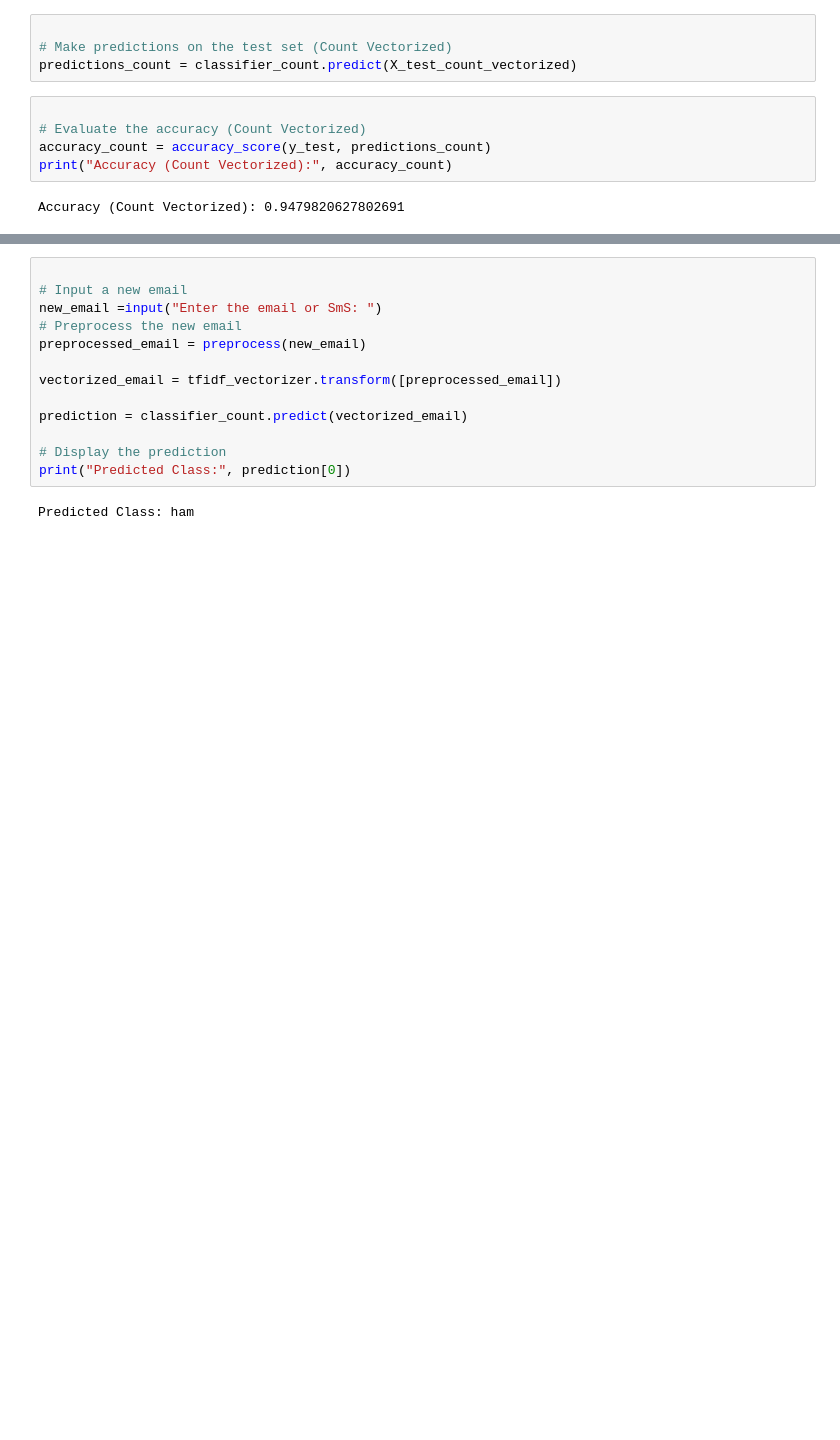
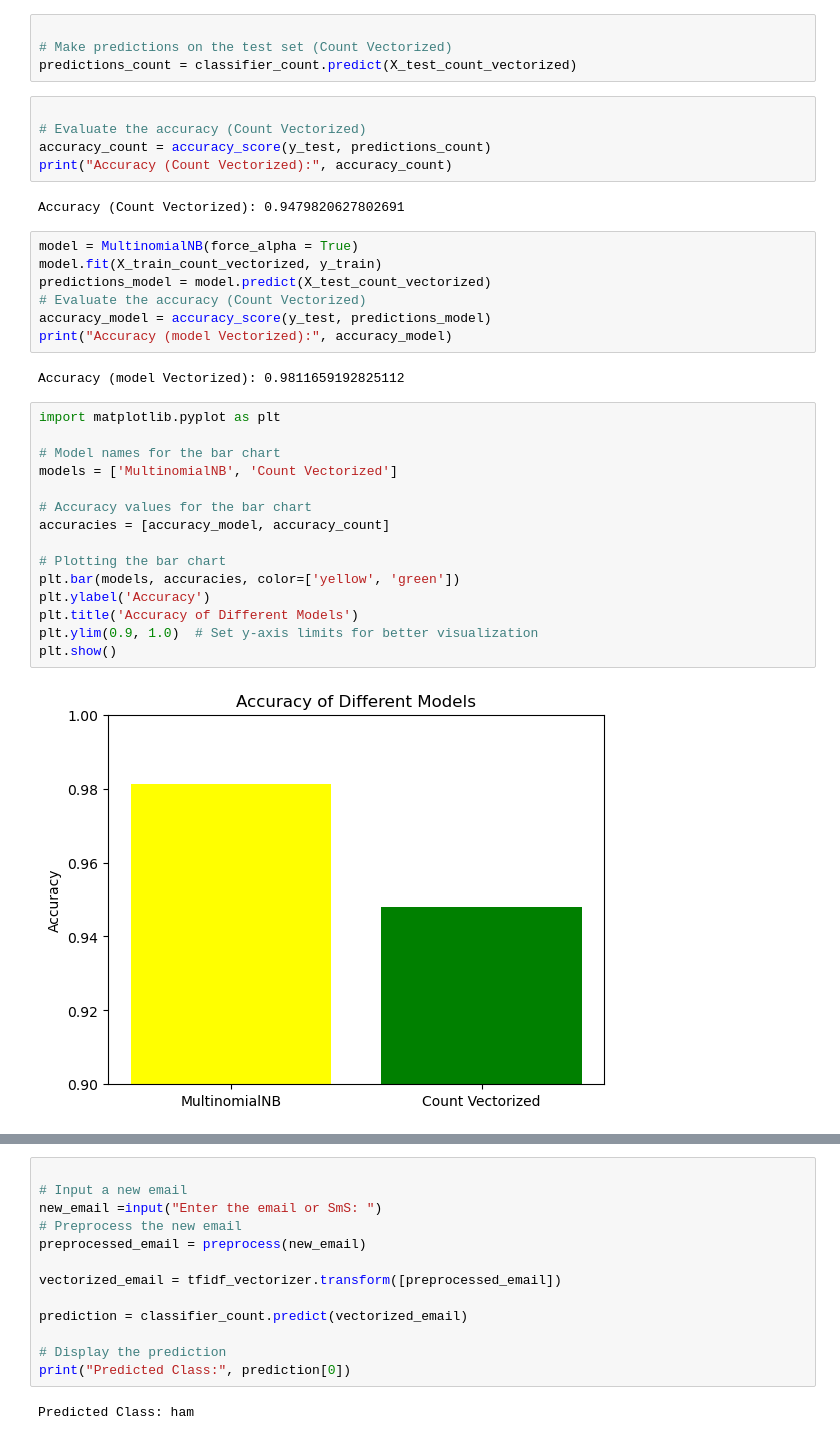
Before and after one commit to data-IA-2023/ham-spam-GR1, a Jupyter notebook: spam2.ipynb, the cells around one changed output, grey strips where cells are left out. Drawn from its saved outputs; the diff is of its cells as text; blank space fills up the shorter version.

```diff
--- a/spam2.ipynb
+++ b/spam2.ipynb
@@ -119,3 +119,29 @@ accuracy_count = accuracy_score(y_test, predictions_count)
 print("Accuracy (Count Vectorized):", accuracy_count)
 # %% [output]
 Accuracy (Count Vectorized): 0.9479820627802691
+# %%
+model = MultinomialNB(force_alpha = True)
+model.fit(X_train_count_vectorized, y_train)
+predictions_model = model.predict(X_test_count_vectorized)
+# Evaluate the accuracy (Count Vectorized)
+accuracy_model = accuracy_score(y_test, predictions_model)
+print("Accuracy (model Vectorized):", accuracy_model)
+# %% [output]
+Accuracy (model Vectorized): 0.9811659192825112
+# %%
+import matplotlib.pyplot as plt
+
+# Model names for the bar chart
+models = ['MultinomialNB', 'Count Vectorized']
+
+# Accuracy values for the bar chart
+accuracies = [accuracy_model, accuracy_count]
+
+# Plotting the bar chart
+plt.bar(models, accuracies, color=['yellow', 'green'])
+plt.ylabel('Accuracy')
+plt.title('Accuracy of Different Models')
+plt.ylim(0.9, 1.0)  # Set y-axis limits for better visualization
+plt.show()
+# %% [output]
+[figure, added]
```
Also changed, not shown: parts of 8 cells of this notebook.
